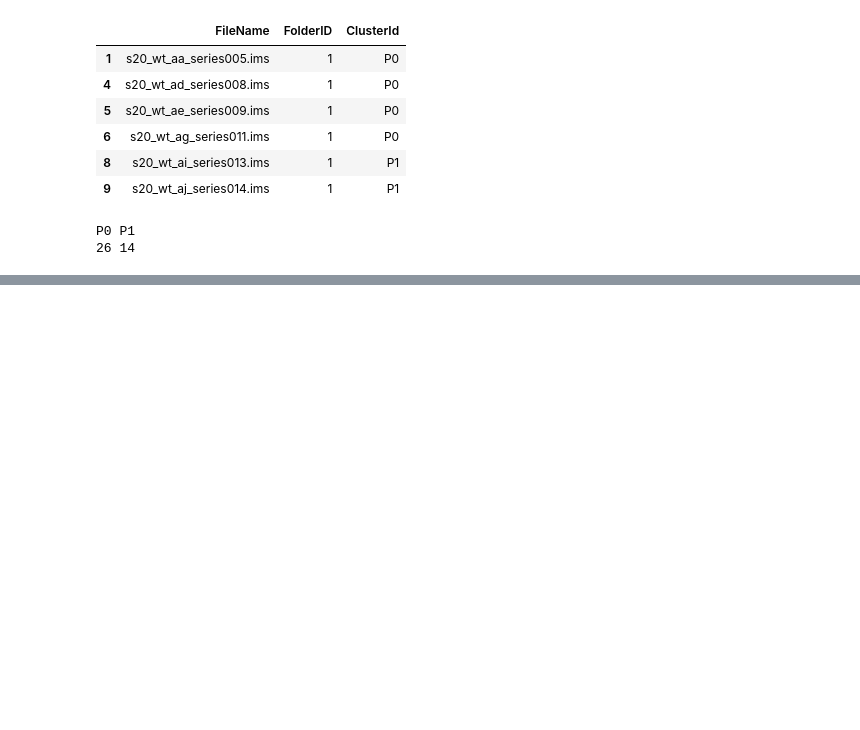
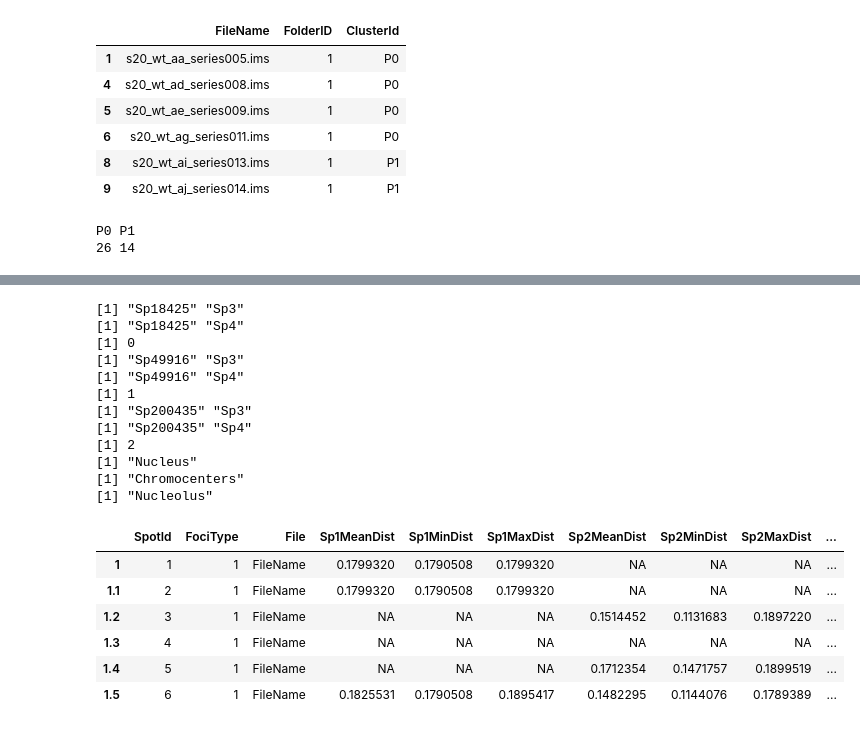
Before and after one commit to Menigedegna/Point-Pattern-Analysis, a Jupyter notebook: RNA PolII Data processing.ipynb, the cells around one changed output, grey strips where cells are left out. Drawn from its saved outputs; the diff is of its cells as text; code cells hidden in the pictures; blank space fills up the shorter version.

```diff
--- a/RNA PolII Data processing.ipynb
+++ b/RNA PolII Data processing.ipynb
@@ -565,0 +543,27 @@ ProcessOneSimImage<-function(MotherFolder, ImageId,ImageIdVert, FileName, MaskId
+# %%
+HightPath <- "Z:\\Result0309\\s20_Wt"
+IsLinux<-FALSE
+highFol<-"1"
+MotherFolder <- paste(HightPath, highFol, sep=ifelse(IsLinux, "/", "\\"))
+res<- ProcessOneImage(MotherFolder, 1,1, "FileName", "Segmented", IsLinux)
+head(res)
+# %% [output]
+[1] "Sp18425" "Sp3"
+[1] "Sp18425" "Sp4"
+[1] 0
+[1] "Sp49916" "Sp3"
+[1] "Sp49916" "Sp4"
+[1] 1
+[1] "Sp200435" "Sp3"
+[1] "Sp200435" "Sp4"
+[1] 2
+[1] "Nucleus"
+[1] "Chromocenters"
+[1] "Nucleolus"
+|  | SpotId | FociType | File | Sp1MeanDist | Sp1MinDist | Sp1MaxDist | Sp2MeanDist | Sp2MinDist | Sp2MaxDist | ... |
+| 1 | 1 | 1 | FileName | 0.1799320 | 0.1790508 | 0.1799320 | NA | NA | NA | ... |
+| 1.1 | 2 | 1 | FileName | 0.1799320 | 0.1790508 | 0.1799320 | NA | NA | NA | ... |
+| 1.2 | 3 | 1 | FileName | NA | NA | NA | 0.1514452 | 0.1131683 | 0.1897220 | ... |
+| 1.3 | 4 | 1 | FileName | NA | NA | NA | NA | NA | NA | ... |
+| 1.4 | 5 | 1 | FileName | NA | NA | NA | 0.1712354 | 0.1471757 | 0.1899519 | ... |
+| 1.5 | 6 | 1 | FileName | 0.1825531 | 0.1790508 | 0.1895417 | 0.1482295 | 0.1144076 | 0.1789389 | ... |
```
Also changed, not shown: parts of 21 cells of this notebook.
